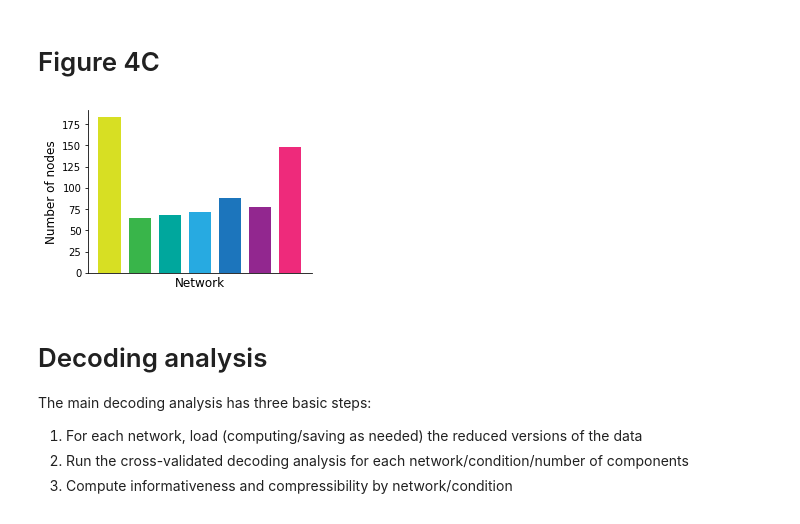
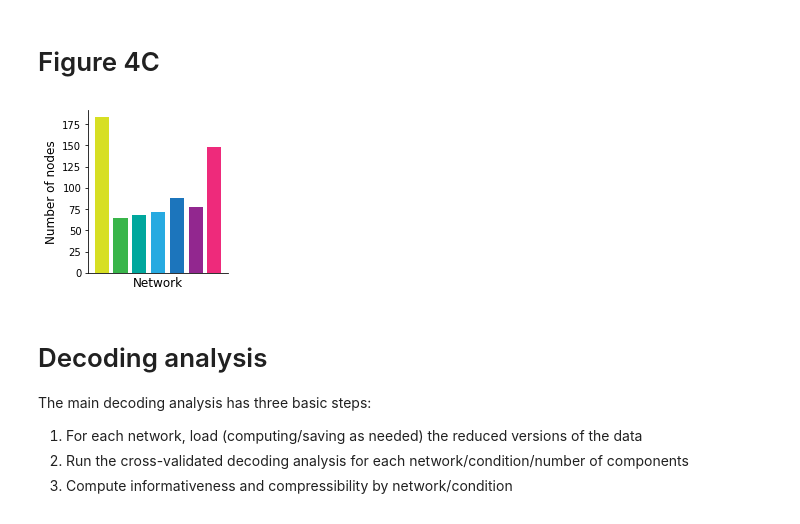
Before and after one commit to ContextLab/pca_paper, a Jupyter notebook: code/notebooks/network_analyses.ipynb, the cells around one changed output. Drawn from its saved outputs; the diff is of its cells as text; code cells hidden in the pictures.

```diff
--- a/code/notebooks/network_analyses.ipynb
+++ b/code/notebooks/network_analyses.ipynb
@@ -246,6 +231,3 @@ def node_labels(centers, widths, networks_cmu):
         labels.append(np.argmax(label_weights) + 1)
 
     return pd.DataFrame({'code': labels, 'Network': [list(lookup_table.values())[i - 1] for i in labels]})
-# %%
-node_codes = node_labels(centers, widths, networks_cmu)
-node_codes
@@ -324,19 +290,19 @@ network_counts
 # %% [markdown]
 # Figure 4C
 # %%
-fig = plt.figure(figsize=(4, 3))
+fig = plt.figure(figsize=(2.5, 3))
 ax = plt.gca()
 
 sns.histplot(data=node_codes, x='code', color='k', shrink=0.75, hue='code', hue_order=range(1, 8), palette=colors[1:], alpha=1.0, legend=False, ax=ax, discrete=True, edgecolor=None)
 ax.set_xlabel('Network', fontsize=12)
 ax.set_ylabel('Number of nodes', fontsize=12)
 
 ax.set_xticks([])
 ax.spines[['right', 'top']].set_visible(False)
 
 fig.savefig(os.path.join(figdir, 'htfa_node_counts.pdf'), bbox_inches='tight')
 # %% [output]
-[figure, old version]
+[figure, new version]
 # %% [markdown]
 # Decoding analysis
 
```
Also changed, not shown: parts of 13 cells of this notebook, 17 other files.
